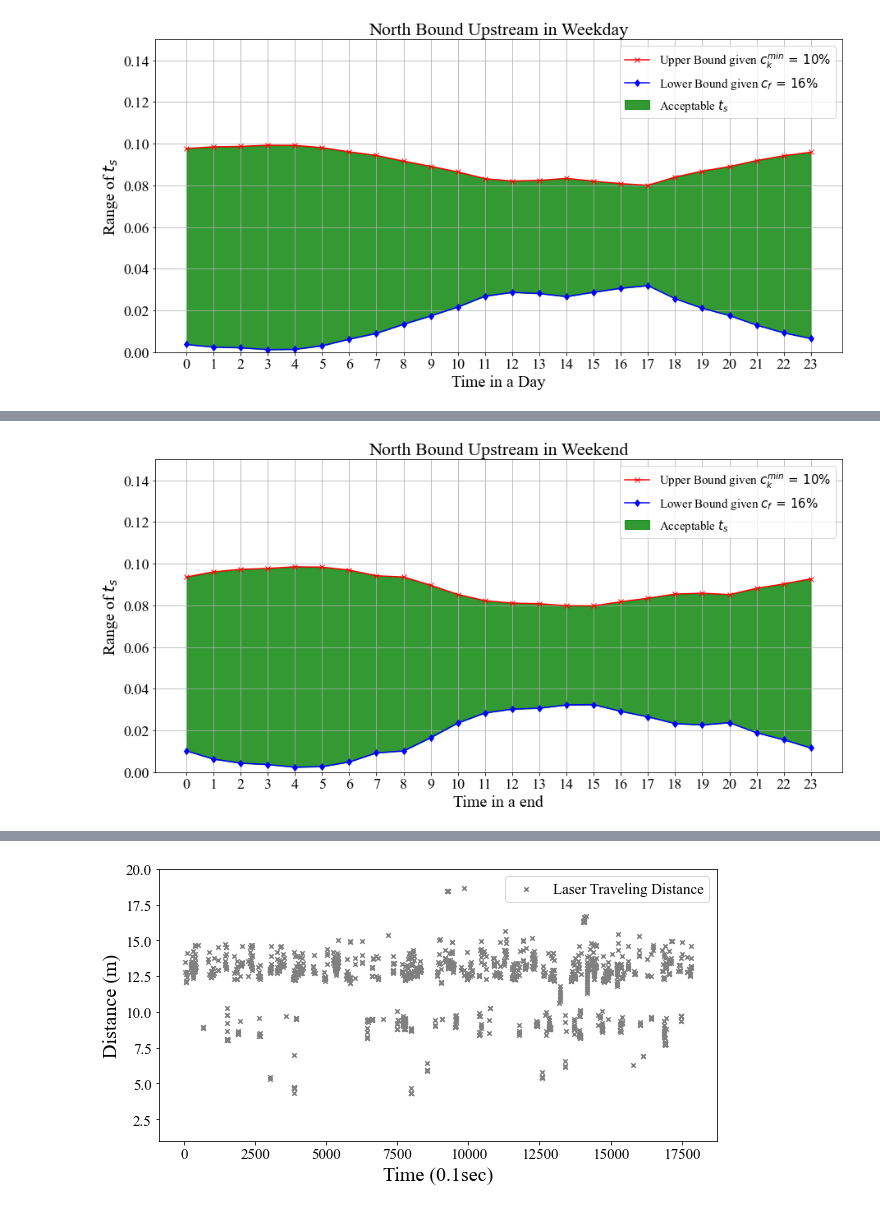
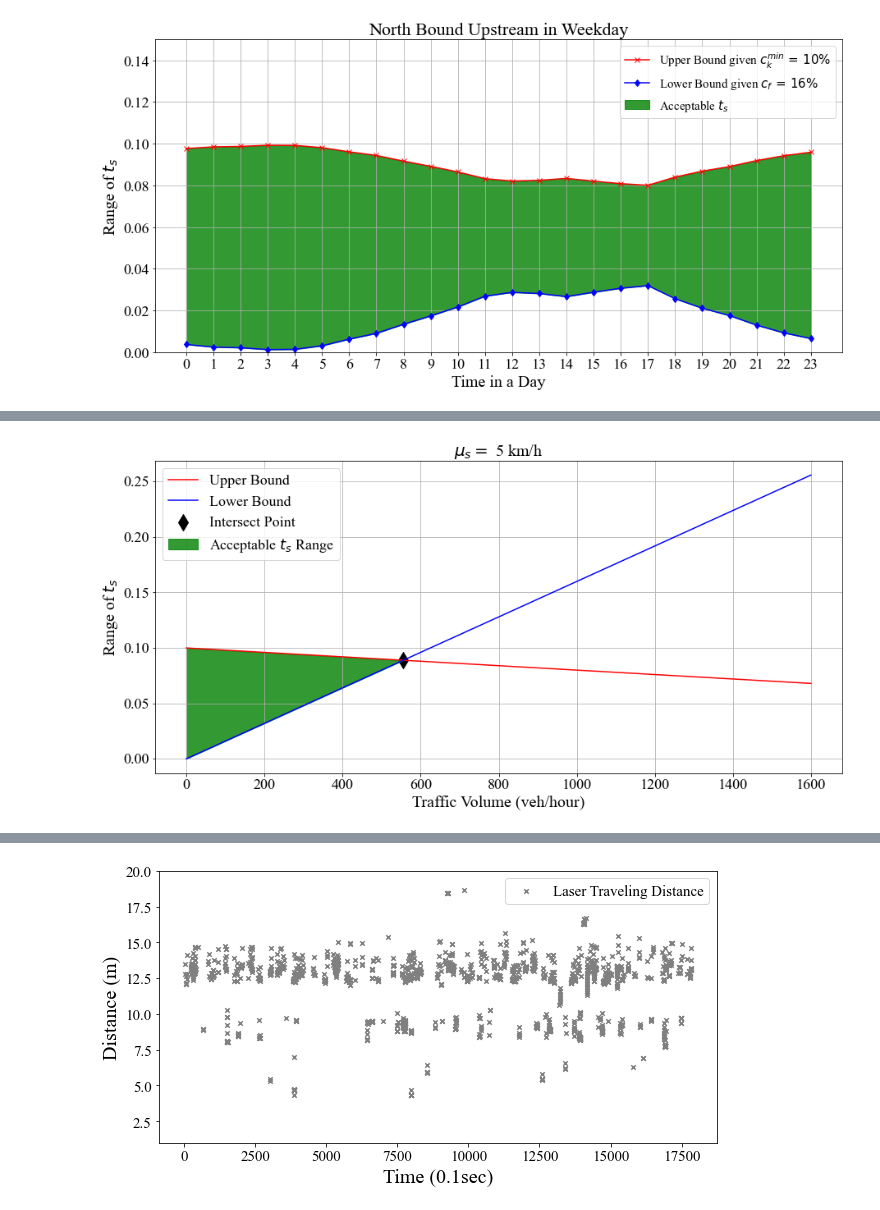
Before and after one commit to jksdbks123/Lidar-Tracker, a Jupyter notebook: LiDAR_Tracker_Project_v3.0/Paper.ipynb, the cells around one changed output, grey strips where cells are left out. Drawn from its saved outputs; the diff is of its cells as text; code cells hidden in the pictures.

```diff
--- a/LiDAR_Tracker_Project_v3.0/Paper.ipynb
+++ b/LiDAR_Tracker_Project_v3.0/Paper.ipynb
@@ -1196,24 +1093,26 @@ plt.show()
-# %%
-ro_NBTU_weekend
-lower_NBTU_weekend = c_f * ro_NBTU_weekend
-upper_NBTU_weekend_1 = 0.1*(1 - ro_NBTU_weekend)
-upper_NBTU_weekend_3 = 0.3*(1 - ro_NBTU_weekend)
-upper_NBTU_weekend_5 = 0.5*(1 - ro_NBTU_weekend)
-plt.figure(figsize=(15,7))
-plt.grid()
-plt.plot(upper_NBTU_weekend_1, c = 'r', marker = 'x', label = 'Upper Bound given $c_k^{min}\/=\/10\%$')
-# plt.plot(upper_NBTU_weekend_3, c = 'r', marker = '^', label = 'Upper Bound given $c_k^{min}\/=\/30\%$')
-# plt.plot(upper_NBTU_weekend_5, c = 'r', marker = 'o', label = 'Upper Bound given $c_k^{min}\/=\/50\%$')
-plt.plot(lower_NBTU_weekend, c = 'b', marker = 'd', label = 'Lower Bound given $c_f\/=\/16\%$ ')
-plt.fill_between(np.arange(24),upper_NBTU_weekend_1,lower_NBTU_weekend, color = 'g', label = 'Acceptable $t_s$',alpha = 0.8)
-plt.legend(fontsize = 15, loc = 'upper right')
-plt.yticks(fontsize = 18)
-plt.xticks(np.arange(0,24),fontsize = 18)
-plt.ylim(0,0.15)
-plt.xlabel('Time in a end',fontsize = 20)
-plt.ylabel('Range of $t_s$ ',fontsize = 20)
-plt.title('North Bound Upstream in Weekend', fontsize = 22)
-plt.savefig(r'C:\Users\zhChe\OneDrive - nevada.unr.edu\ITSmanuscript\Figs\roNBTU_ts_weekend_zoomin.tif',dpi = 300)
-plt.show()
-# %% [output]
-[figure, removed]
+# %%
+vkm = 5
+v = vkm*1000/3600
+L = 5
+cf = 0.16
+q = np.arange(0,1600,1)/3600
+ckmin = 0.1
+lower_bound = cf * L * q / v
+upper_bound = ckmin * (1 - q/v)
+x_lim = ckmin*v/(cf*L +ckmin)* 3600
+y_lim = cf * L * ckmin /(cf*L + ckmin)
+plt.figure(figsize=(15,7))
+plt.grid()
+plt.scatter(x_lim ,y_lim, c = 'black', s = 200, marker = 'd',label = 'Intersect Point')
+plt.plot(upper_bound, c = 'r' ,label = 'Upper Bound')
+plt.plot(lower_bound, c = 'b', label = 'Lower Bound')
+plt.fill_between(np.arange(0,int(x_lim)),upper_bound[:int(x_lim)],lower_bound[:int(x_lim)], color = 'g', label = 'Acceptable $t_s$ Range',alpha = 0.8)
+plt.xlabel('Traffic Volume (veh/hour)',fontsize = 20)
+plt.ylabel('Range of $t_s$ ',fontsize = 20)
+plt.yticks(fontsize = 18)
+plt.xticks(fontsize = 18)
+plt.legend(fontsize = 18)
+plt.title(r'$ \mathit{\mu_s} = $ 5 km/h', fontsize = 20)
+plt.savefig(r'C:\Users\zhChe\OneDrive - nevada.unr.edu\ITSmanuscript\Figs\FinalTs_5.tif',dpi = 300)
+# %% [output]
+[figure, added]
```
Also changed, not shown: parts of 59 cells of this notebook, 2 other files.
